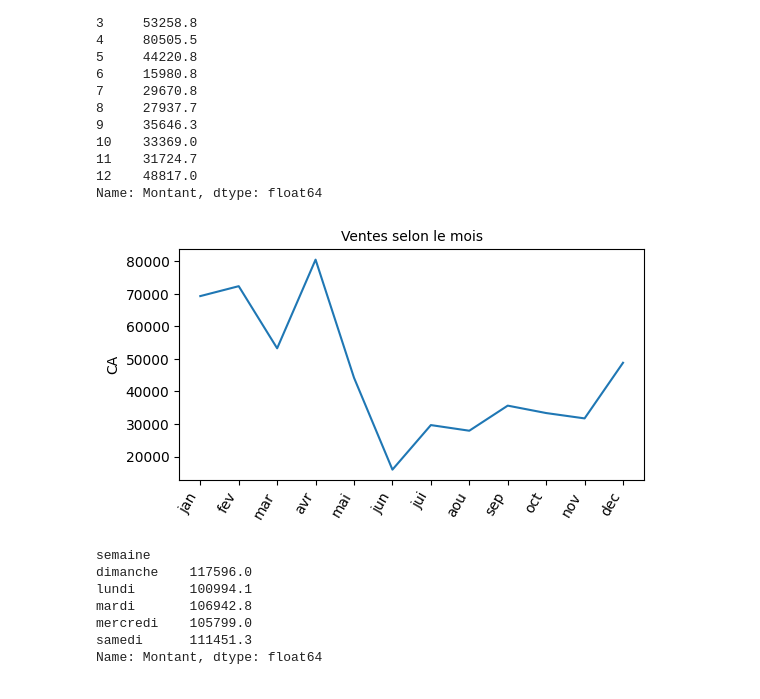
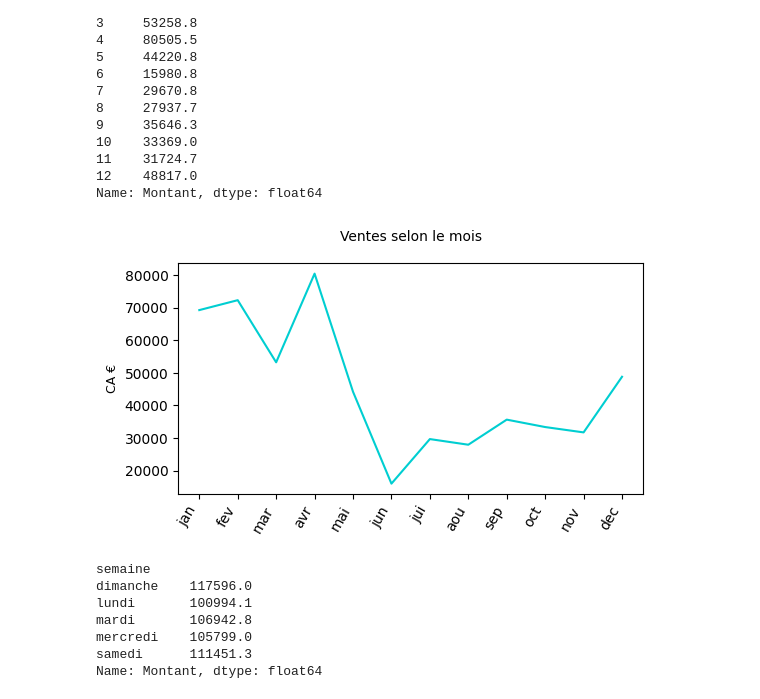
Before and after one commit to thimyxuan/beverage-sales-analysis, a Jupyter notebook: partie_1.ipynb, the cells around one changed output. Cells and saved outputs as stored; diff of their text form; code cells hidden in the pictures.

```diff
--- a/partie_1.ipynb
+++ b/partie_1.ipynb
@@ -323,14 +323,14 @@ Name: Montant, dtype: float64
 # %%
 # Visualisation graphique :
 plt.figure(figsize=(6,3))
-sns.lineplot(data=ca_mensuel['Montant'].sum().sort_index())
-plt.title('Ventes selon le mois', fontsize=10)
+sns.lineplot(data=ca_mensuel['Montant'].sum().sort_index(), color='darkturquoise')
+plt.title('Ventes selon le mois', fontsize=10, pad=16)
 plt.xlabel('')
-plt.ylabel('CA')
+plt.ylabel('CA €', fontsize=9)
 plt.xticks([i for i in range(1,13)], ['jan', 'fev', 'mar', 'avr', 'mai', 'jun', 'jui', 'aou', 'sep', 'oct', 'nov', 'dec'], fontsize=10, rotation=60, ha="right")
 plt.show()
 # %% [output]
-[figure, old version]
+[figure, new version]
 # %%
 # Ventes selon le jour de la semaine :
 ca_semaine = ventes.groupby('semaine')
```
Also changed, not shown: parts of 8 cells of this notebook.
